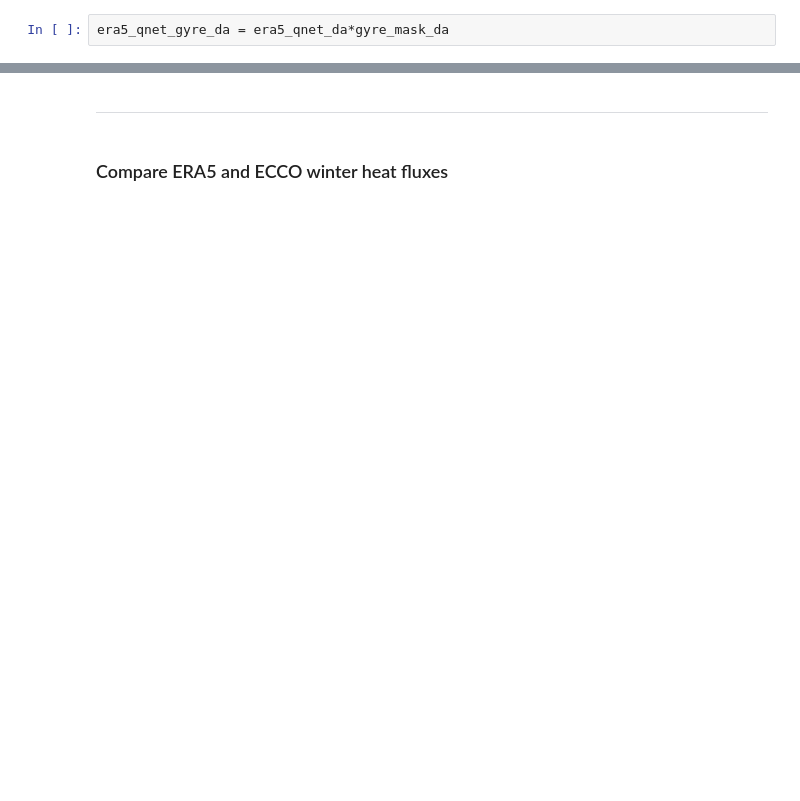
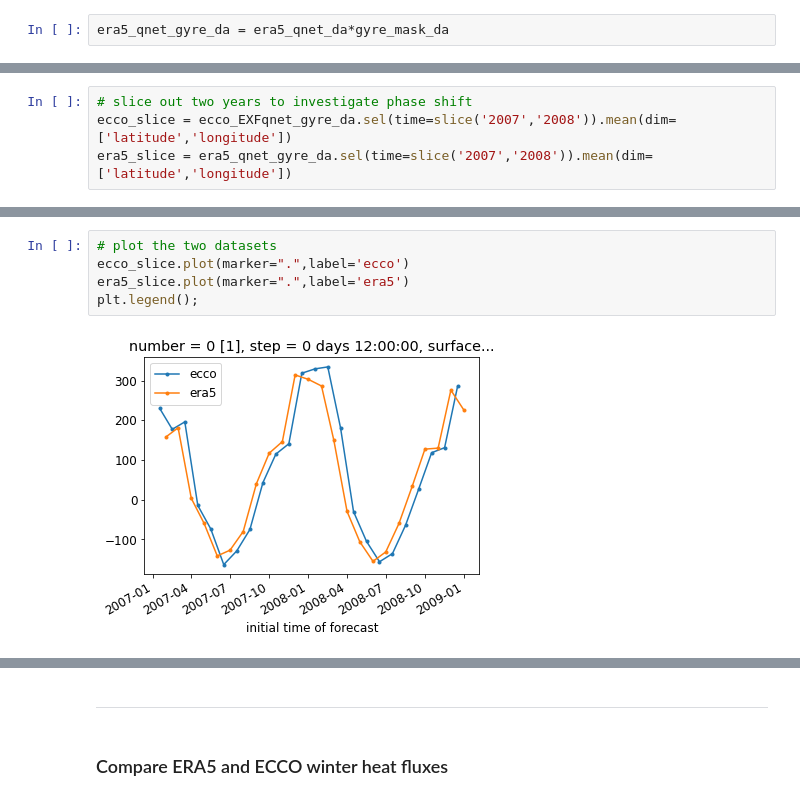
Before and after one commit to mjzahn/ecco, a Jupyter notebook: ecco_vs_era5_heatflux.ipynb, the cells around one changed output, grey strips where cells are left out. Drawn from its saved outputs; the diff is of its cells as text; blank space fills up the shorter version.

```diff
--- a/ecco_vs_era5_heatflux.ipynb
+++ b/ecco_vs_era5_heatflux.ipynb
@@ -222,0 +194,4 @@ plt.ylim(52,66);
+# %%
+# slice out two years to investigate phase shift
+ecco_slice = ecco_EXFqnet_gyre_da.sel(time=slice('2007','2008')).mean(dim=['latitude','longitude'])
+era5_slice = era5_qnet_gyre_da.sel(time=slice('2007','2008')).mean(dim=['latitude','longitude'])
@@ -222,0 +208,7 @@ plt.ylim(52,66);
+# %%
+# plot the two datasets
+ecco_slice.plot(marker=".",label='ecco')
+era5_slice.plot(marker=".",label='era5')
+plt.legend();
+# %% [output]
+[figure, added]
```
Also changed, not shown: parts of 50 cells of this notebook, 1 other file.
